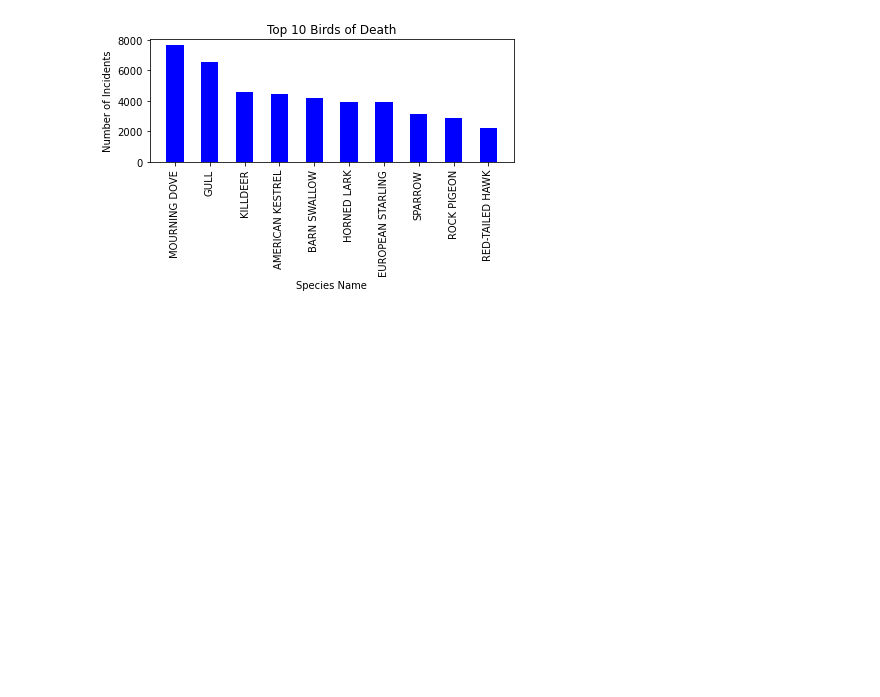
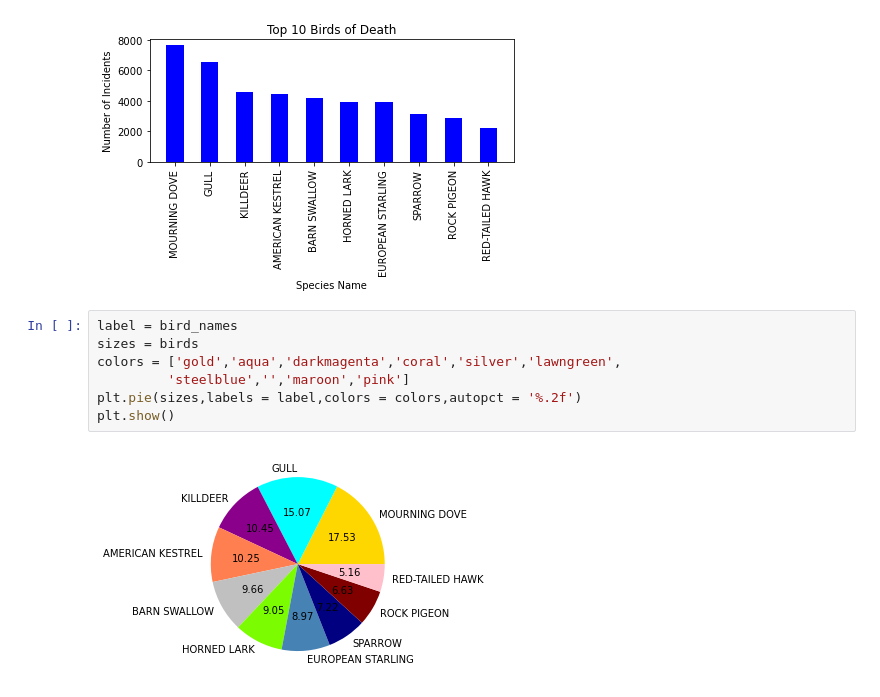
Before and after one commit to kplam624/Birds-Plane-Incident-Analysis, a Jupyter notebook: Starter_code_planes.ipynb, the cells around one changed output. Cells and saved outputs as stored; diff of their text form; blank space fills up the shorter version.

Commit message:
Created pie chart for ideas.

```diff
--- a/Starter_code_planes.ipynb
+++ b/Starter_code_planes.ipynb
@@ -129,3 +129,12 @@ plt.savefig('output/birds_bar')
 plt.show()
 # %% [output]
 [figure]
+# %%
+label = bird_names
+sizes = birds
+colors = ['gold','aqua','darkmagenta','coral','silver','lawngreen',
+         'steelblue','','maroon','pink']
+plt.pie(sizes,labels = label,colors = colors,autopct = '%.2f')
+plt.show()
+# %% [output]
+[figure, added]
```
